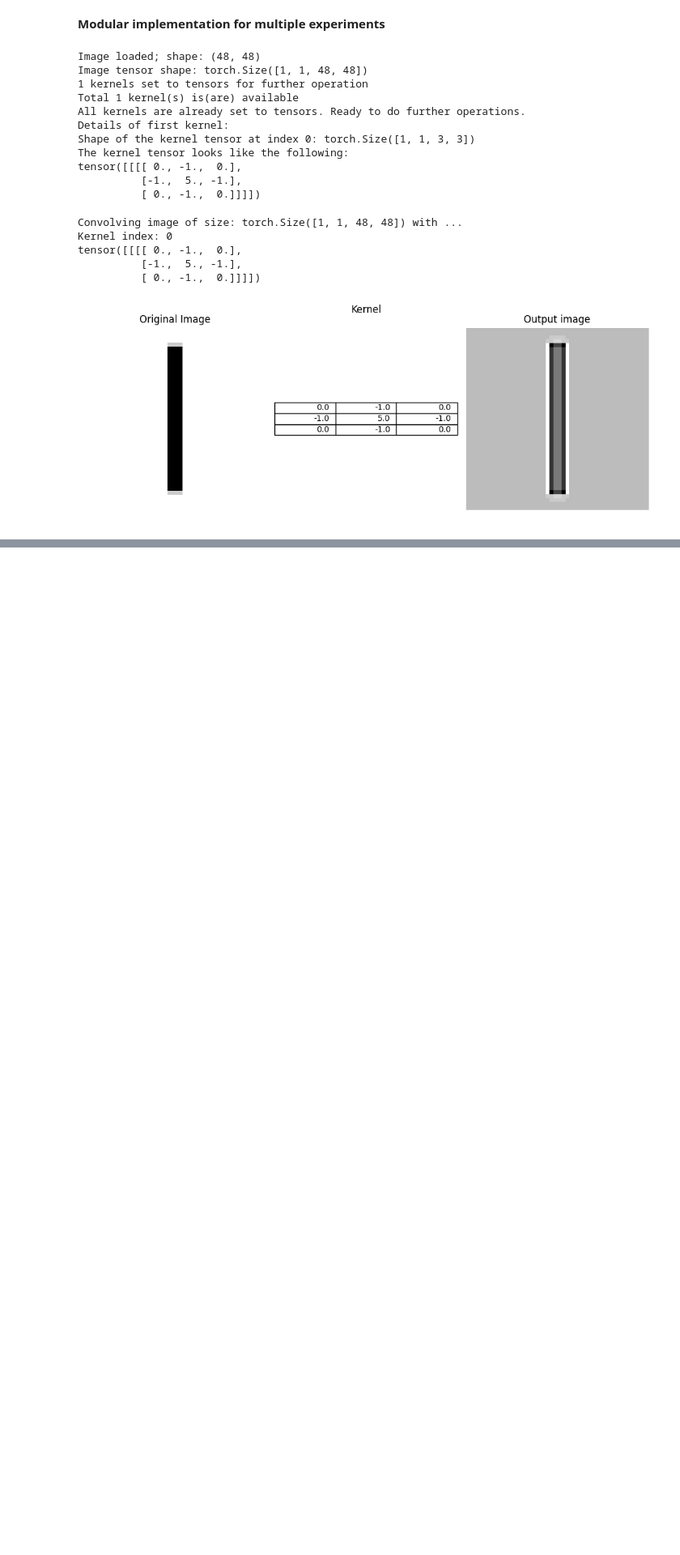
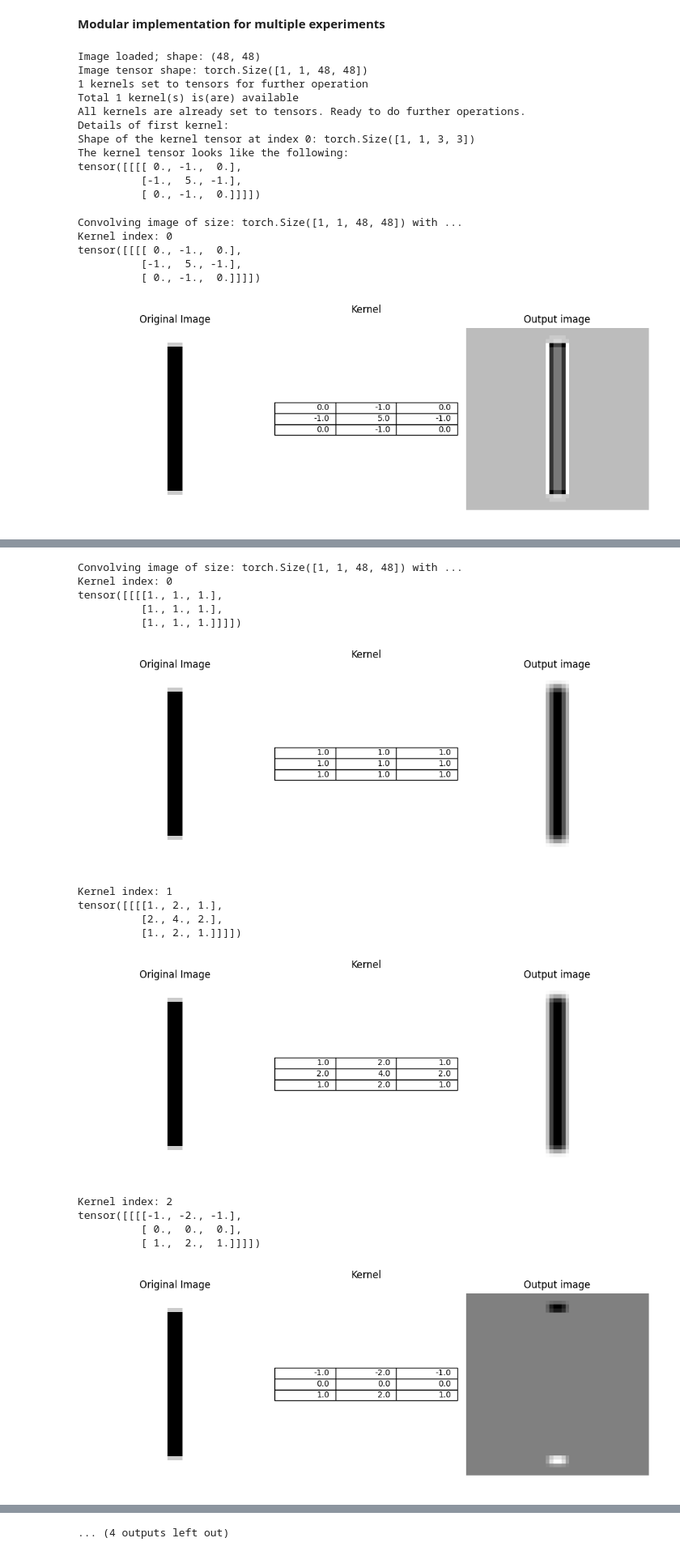
Before and after one commit to rakeshkr-code/learn-by-rebuilding, a Jupyter notebook: dlcv/intuition-convolution-operation/experiments.ipynb, the cells around one changed output, grey strips where cells are left out. Shown at 81% size. Drawn from its saved outputs; the diff is of its cells as text; code cells hidden in the pictures; blank space fills up the shorter version.

```diff
--- a/dlcv/intuition-convolution-operation/experiments.ipynb
+++ b/dlcv/intuition-convolution-operation/experiments.ipynb
@@ -267,0 +304,34 @@ tensor([[[[ 0., -1.,  0.],
+# %%
+klist = [
+    [[1, 1, 1],
+     [1, 1, 1],
+     [1, 1, 1]],  # Smoothenting and bluring | box / mean filter
+    [[1, 2, 1],
+     [2, 4, 2],
+     [1, 2, 1]],  # Smoothenting and bluring | gaussian blur
+    # ---
+    [[-1, -2, -1],
+     [0, 0, 0],
+     [1, 2, 1]],  # Edge Detection | Sobel - horizontal
+    [[-1, 0, 1],
+     [-2, 0, 2],
+     [-1, 0, 1]],  # Edge Detection | Sobel - vertical
+    # ---
+    [[0, 1, 0],
+     [1, -4, 1],
+     [0, 1, 0]],  # Edge Detection | Laplacian
+    # ---
+    [[0, -1, 0],
+     [-1, 5, -1],
+     [0, -1, 0]],  # Sharpening Kernels | Sharpen/outline
+    [[-2, -1, 0],
+     [-1, 1, 1],
+     [0, 1, 2]],  # Sharpening Kernels | Emboss and Feature Extraction
+    [[0, 0, 0],
+     [0, 1, 0],
+     [0, 0, 0]],  # Sharpening Kernels | Identity kernel
+
+]
+km = KernelMaker(klist)
+km.set_kernels()
+# km.print_kernels_info(print_all=True)
@@ -267,0 +342,4 @@ tensor([[[[ 0., -1.,  0.],
+# %%
+ir = ImageReader("Shapes/line-long-vert-mid.png")
+ir.read_image()
+ir.to_tensor()
@@ -267,0 +349,20 @@ tensor([[[[ 0., -1.,  0.],
+# %%
+viz = OpsVisualizer(ir.image_tensor, km.kernel_tensors)
+viz.op_conv2d()
+# %% [output]
+Convolving image of size: torch.Size([1, 1, 48, 48]) with ...
+Kernel index: 0
+tensor([[[[1., 1., 1.],
+          [1., 1., 1.],
+          [1., 1., 1.]]]])
+[figure, added]
+Kernel index: 1
+tensor([[[[1., 2., 1.],
+          [2., 4., 2.],
+          [1., 2., 1.]]]])
+[figure, added]
+Kernel index: 2
+tensor([[[[-1., -2., -1.],
+          [ 0.,  0.,  0.],
+          [ 1.,  2.,  1.]]]])
+[figure, added]
@@ -267,0 +384 @@ tensor([[[[ 0., -1.,  0.],
+... (4 outputs left out)
```
Also changed, not shown: parts of 12 cells of this notebook.
